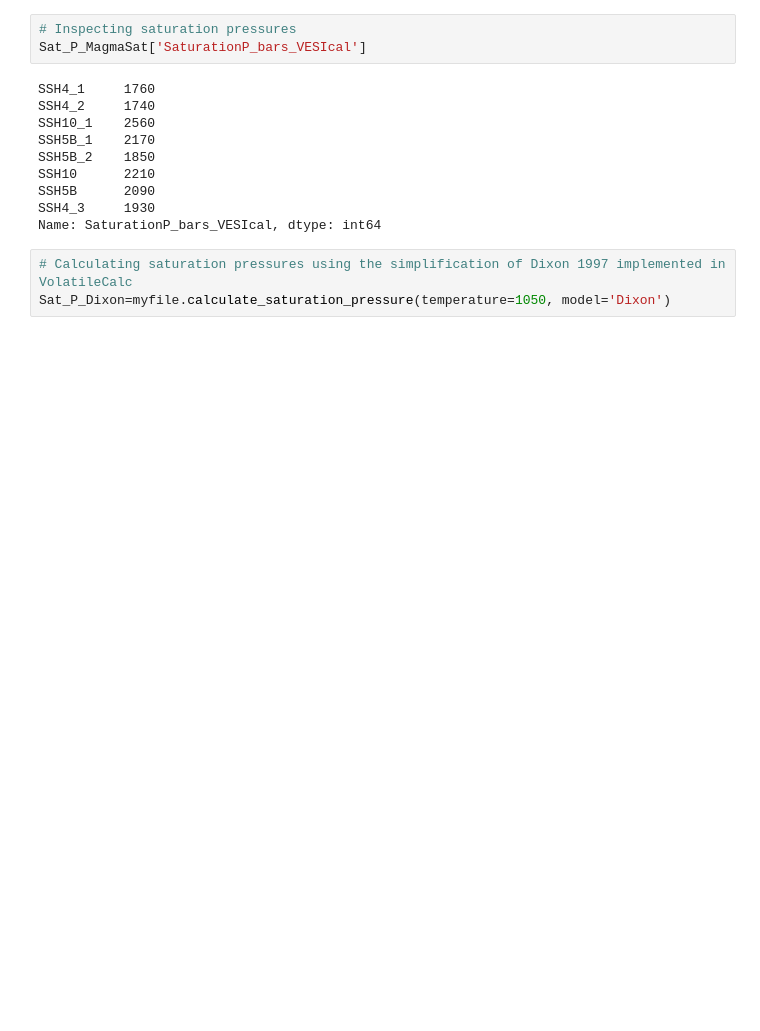
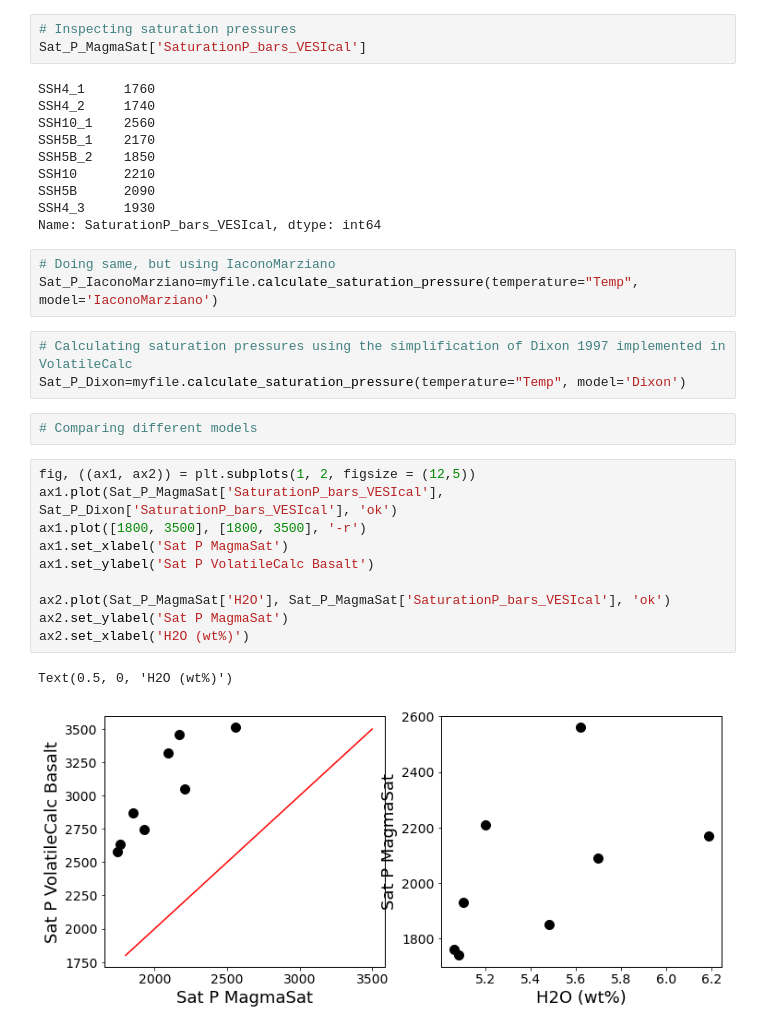
Before and after one commit to kaylai/VESIcal, a Jupyter notebook: You Tube Examples/Saturation_pressure_example.ipynb, the cells around one changed output. Cells and saved outputs as stored; diff of their text form; blank space fills up the shorter version.

```diff
--- a/You Tube Examples/Saturation_pressure_example.ipynb
+++ b/You Tube Examples/Saturation_pressure_example.ipynb
@@ -65,9 +60,27 @@ SSH10      2210
 SSH5B      2090
 SSH4_3     1930
 Name: SaturationP_bars_VESIcal, dtype: int64
+# %%
+# Doing same, but using IaconoMarziano
+Sat_P_IaconoMarziano=myfile.calculate_saturation_pressure(temperature="Temp", model='IaconoMarziano')
 # %%
 # Calculating saturation pressures using the simplification of Dixon 1997 implemented in VolatileCalc
-Sat_P_Dixon=myfile.calculate_saturation_pressure(temperature=1050, model='Dixon')
+Sat_P_Dixon=myfile.calculate_saturation_pressure(temperature="Temp", model='Dixon')
+# %%
+# Comparing different models
+# %%
+fig, ((ax1, ax2)) = plt.subplots(1, 2, figsize = (12,5))
+ax1.plot(Sat_P_MagmaSat['SaturationP_bars_VESIcal'], Sat_P_Dixon['SaturationP_bars_VESIcal'], 'ok')
+ax1.plot([1800, 3500], [1800, 3500], '-r')
+ax1.set_xlabel('Sat P MagmaSat')
+ax1.set_ylabel('Sat P VolatileCalc Basalt')
+
+ax2.plot(Sat_P_MagmaSat['H2O'], Sat_P_MagmaSat['SaturationP_bars_VESIcal'], 'ok')
+ax2.set_ylabel('Sat P MagmaSat')
+ax2.set_xlabel('H2O (wt%)')
+# %% [output]
+Text(0.5, 0, 'H2O (wt%)')
+[figure, added]
 # %%
 # Plotting as histograms (obviously this is a very small dataset, but that is to allow fast computation in this example!)
 fig, ((ax1, ax2)) = plt.subplots(1, 2, figsize = (12,5), sharex=True)
```
Also changed, not shown: parts of 10 cells of this notebook, 1 other file.
